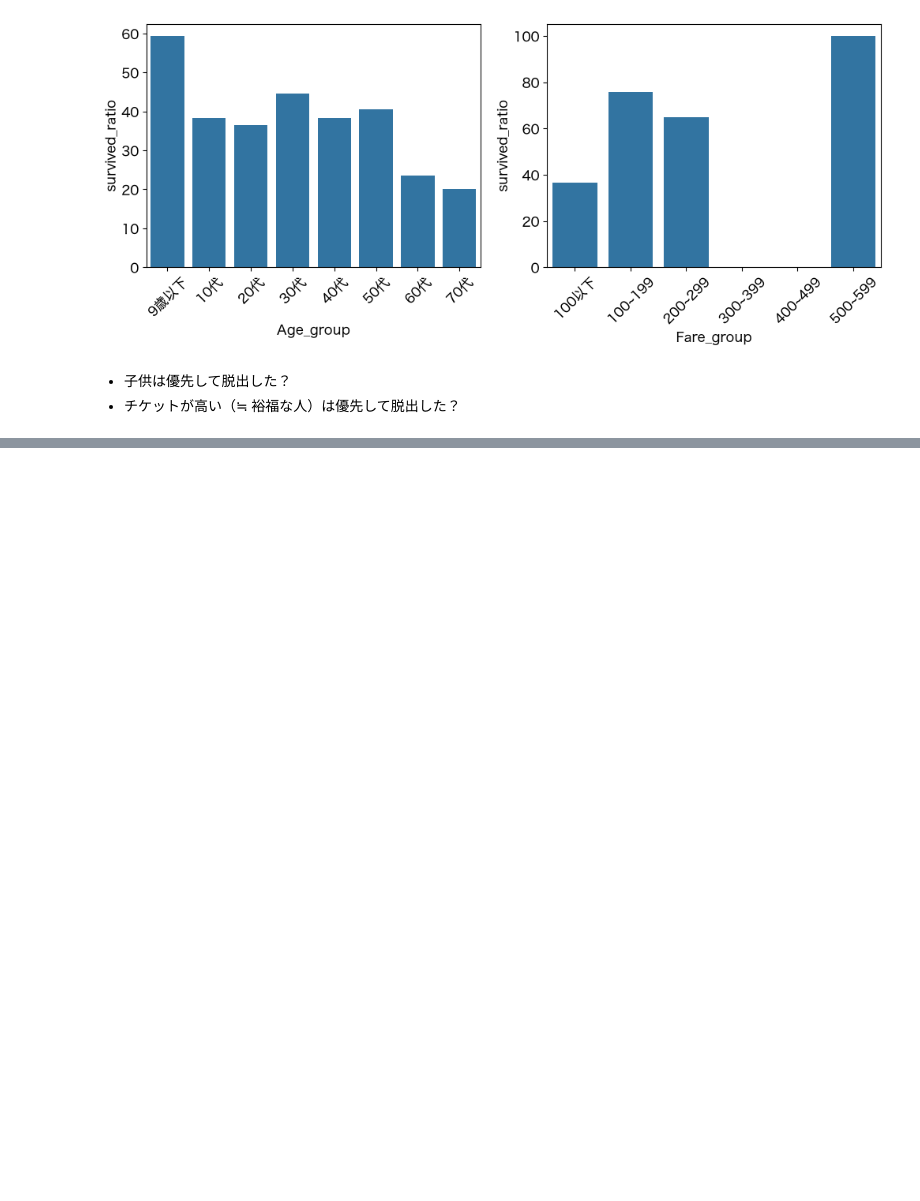
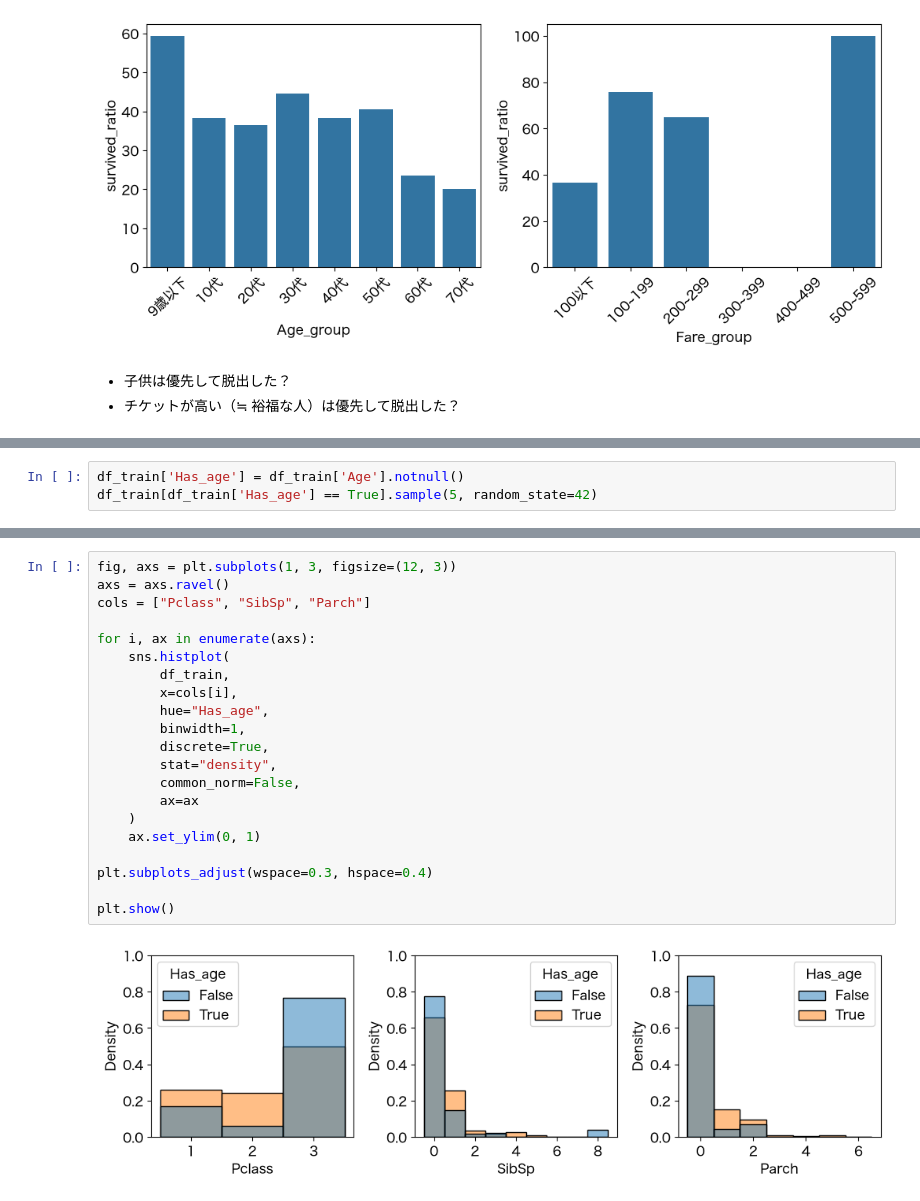
Before and after one commit to yasunobu-nonaka/machine-learning-notebooks, a Jupyter notebook: titanic/note.ipynb, the cells around one changed output, grey strips where cells are left out. Saved outputs shown, nothing was run; the diff lists cells and outputs as text; blank space fills up the shorter version.

```diff
--- a/titanic/note.ipynb
+++ b/titanic/note.ipynb
@@ -209,0 +234,3 @@ plt.show()
+# %%
+df_train['Has_age'] = df_train['Age'].notnull()
+df_train[df_train['Has_age'] == True].sample(5, random_state=42)
@@ -209,0 +244,23 @@ plt.show()
+# %%
+fig, axs = plt.subplots(1, 3, figsize=(12, 3))
+axs = axs.ravel()
+cols = ["Pclass", "SibSp", "Parch"]
+
+for i, ax in enumerate(axs):
+    sns.histplot(
+        df_train,
+        x=cols[i],
+        hue="Has_age",
+        binwidth=1,
+        discrete=True,
+        stat="density",
+        common_norm=False,
+        ax=ax
+    )
+    ax.set_ylim(0, 1)
+
+plt.subplots_adjust(wspace=0.3, hspace=0.4)
+
+plt.show()
+# %% [output]
+[figure, added]
```
Also changed, not shown: parts of 19 cells of this notebook, 1 other file.
